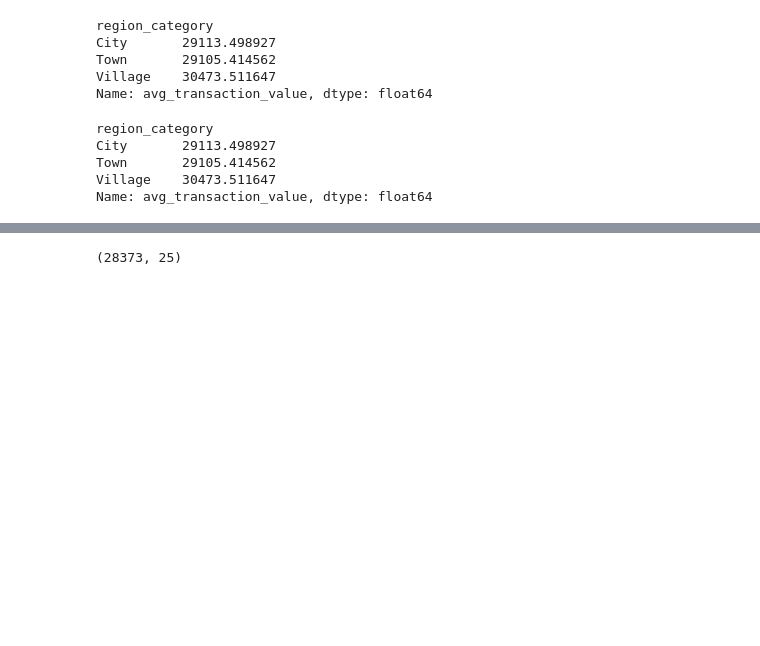
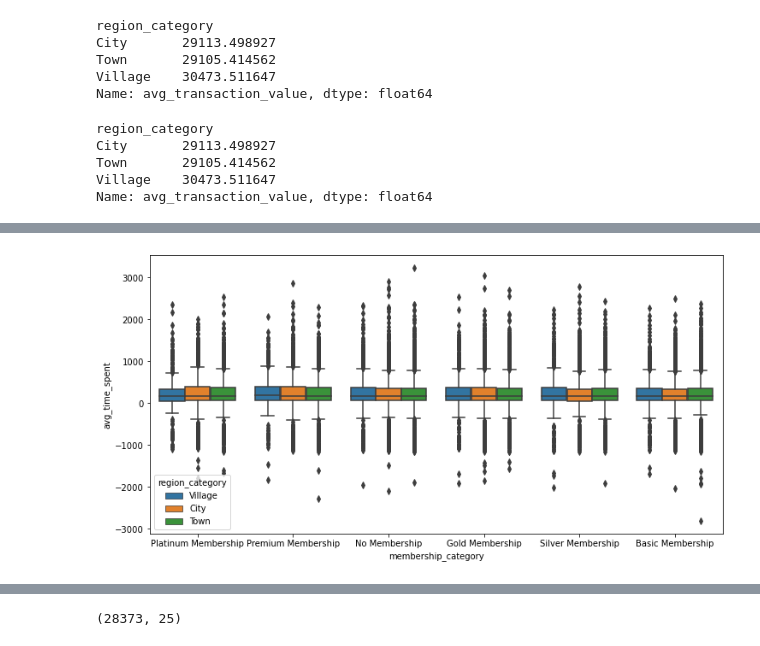
Before and after one commit to DaoodS/Machine_Learning_Projects, a Jupyter notebook: Project_10/Implementation/data_processing.ipynb, the cells around one changed output, grey strips where cells are left out. Saved outputs shown, nothing was run; the diff lists cells and outputs as text; code cells hidden in the pictures; blank space fills up the shorter version.

```diff
--- a/Project_10/Implementation/data_processing.ipynb
+++ b/Project_10/Implementation/data_processing.ipynb
@@ -246,0 +292,6 @@ Name: avg_transaction_value, dtype: float64
+# %%
+plt.figure(figsize=(12,6))
+sns.boxplot(x='membership_category', y='avg_time_spent', hue='region_category', data=train)
+plt.show()
+# %% [output]
+[figure, added]
```
Also changed, not shown: parts of 9 cells of this notebook, 1 other file.
